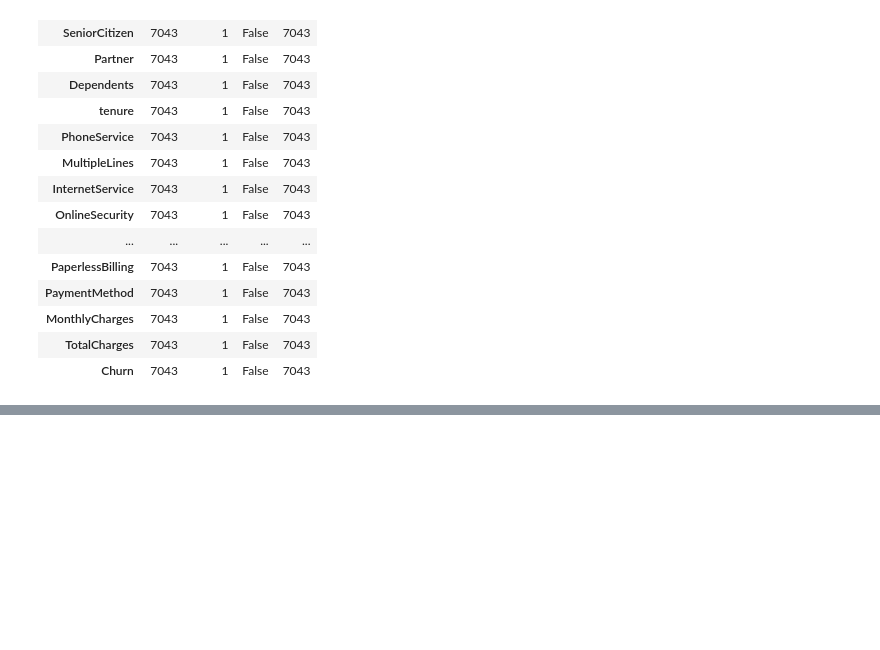
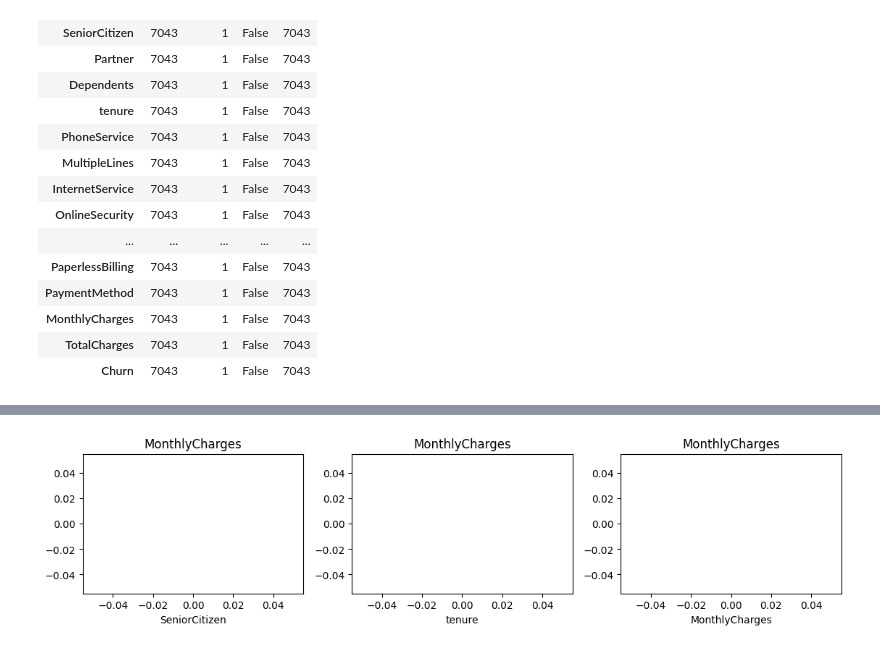
Before and after one commit to Suryansh9369/Telco-Customer-Churn-Prediction, a Jupyter notebook: notebook/01_eda.ipynb, the cells around one changed output, grey strips where cells are left out. Saved outputs shown, nothing was run; the diff lists cells and outputs as text; code cells hidden in the pictures; blank space fills up the shorter version.

```diff
--- a/notebook/01_eda.ipynb
+++ b/notebook/01_eda.ipynb
@@ -51,0 +160,12 @@ df.isnull().describe().T
+# %%
+plt.figure(figsize=(15,10))
+
+for i, cols in enumerate(numerical_cols):
+    plt.subplot(4, 4, i + 1)
+    sns.scatterplot(x=df[cols])
+    plt.title(col)
+
+plt.tight_layout()
+plt.show()
+# %% [output]
+[figure, added]
```
Also changed, not shown: parts of 18 cells of this notebook.
